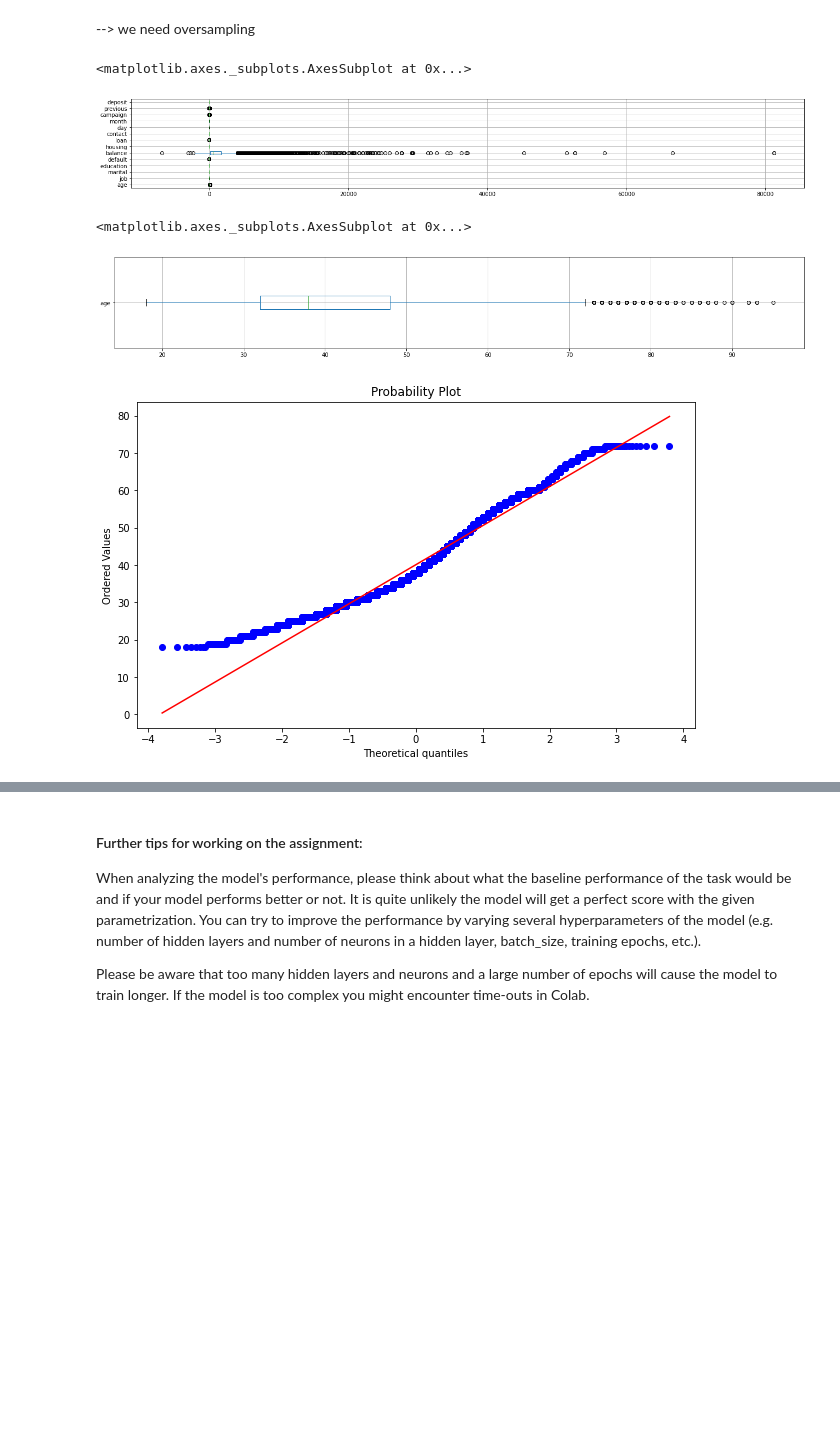
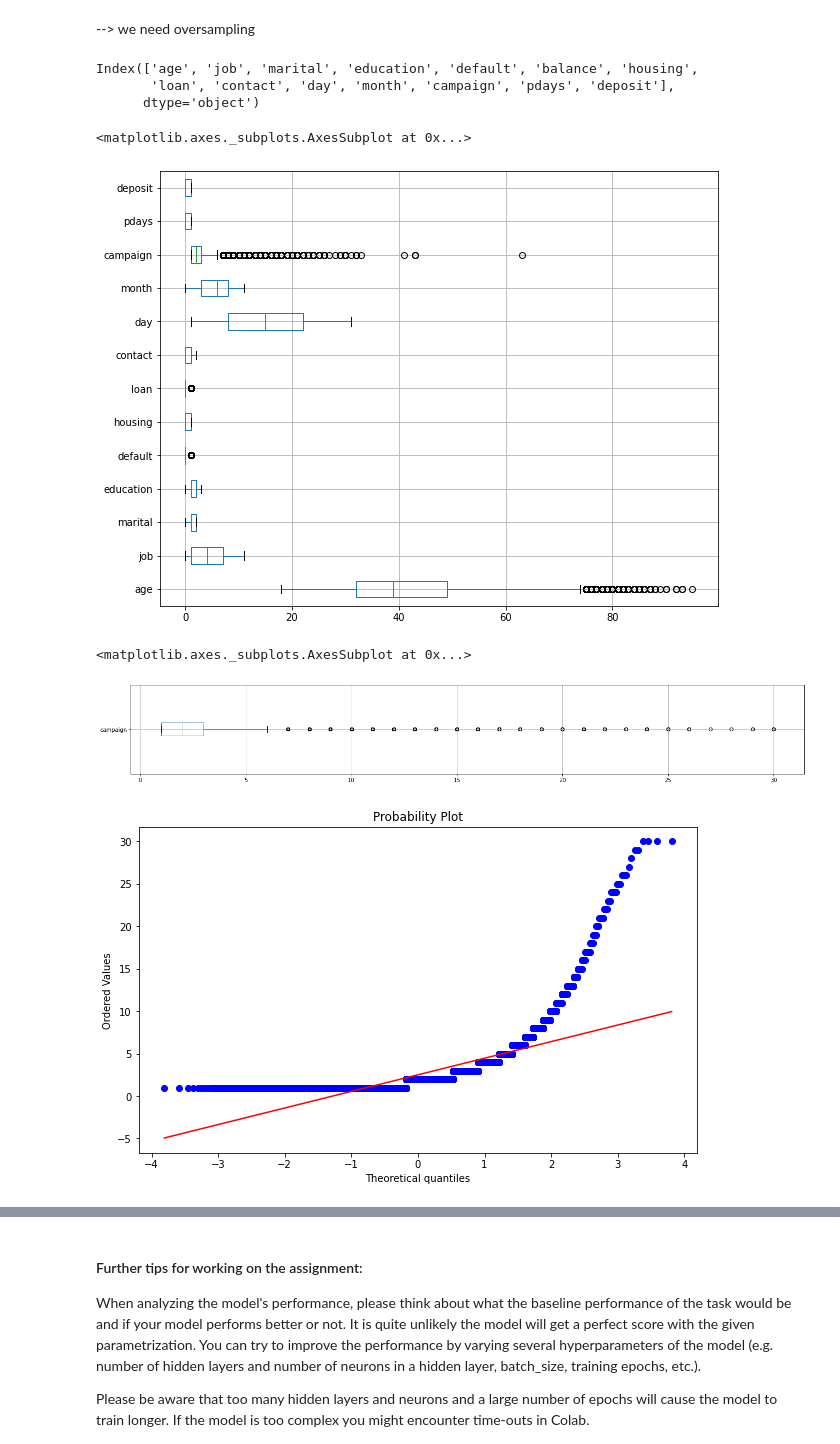
Before and after one commit to tomheyden/ATIT2-22, a Jupyter notebook: assignments/Assignment3_ATIT22.ipynb, the cells around one changed output, grey strips where cells are left out. Drawn from its saved outputs; the diff is of its cells as text; code cells hidden in the pictures; blank space fills up the shorter version.

```diff
--- a/assignments/Assignment3_ATIT22.ipynb
+++ b/assignments/Assignment3_ATIT22.ipynb
@@ -293,4 +283,16 @@ I decide to drop the feature "pdays" because the majority of the values are decl
 # %%
+defaultnew = [1]
+
+for values in X['pdays']:
+  if values == -1:
+    defaultnew.append(0)
+  else:
+    defaultnew.append(1)
+del defaultnew[0]
+
+#add new colunm to dataset
+X['pdays'] = defaultnew
+
 #data preperation - drop
 X = X.drop(['poutcome'], axis = 1)
-X = X.drop(['pdays'], axis = 1)
+X = X.drop(['previous'], axis = 1)
@@ -342,26 +365,31 @@ plt.show()
 --> we need oversampling
 # %%
 #Data exploration - Detect outliers using Boxplot
-
-df = pd.DataFrame(X, columns = X.columns)
+columnsplot = X.columns
+print(columnsplot)
+columnsplot = columnsplot.drop('balance')
+df = pd.DataFrame(X, columns = columnsplot)
 df.boxplot(vert=False)
 # %% [output]
-<matplotlib.axes._subplots.AxesSubplot at 0x...>
+Index(['age', 'job', 'marital', 'education', 'default', 'balance', 'housing',
+       'loan', 'contact', 'day', 'month', 'campaign', 'pdays', 'deposit'],
+      dtype='object')
+<matplotlib.axes._subplots.AxesSubplot at 0x...>
-[figure, old version]
+[figure, new version]
 # %%
 plt.rcParams["figure.figsize"] = (22, 3)
-temp_df = pd.DataFrame(X, columns=['age'])
+temp_df = pd.DataFrame(X, columns=['campaign'])
 temp_df.boxplot(vert=False)
 # %% [output]
 <matplotlib.axes._subplots.AxesSubplot at 0x...>
-[figure, old version]
+[figure, new version]
 # %%
 import scipy.stats as stats
 
 plt.rcParams["figure.figsize"] = (10, 6)
-stats.probplot(X['age'], dist="norm", plot=plt)
+stats.probplot(X['campaign'], dist="norm", plot=plt)
 plt.show()
 # %% [output]
-[figure, old version]
+[figure, new version]
 # %%
 print(X['balance'].shape)
```
Also changed, not shown: parts of 22 cells of this notebook.
